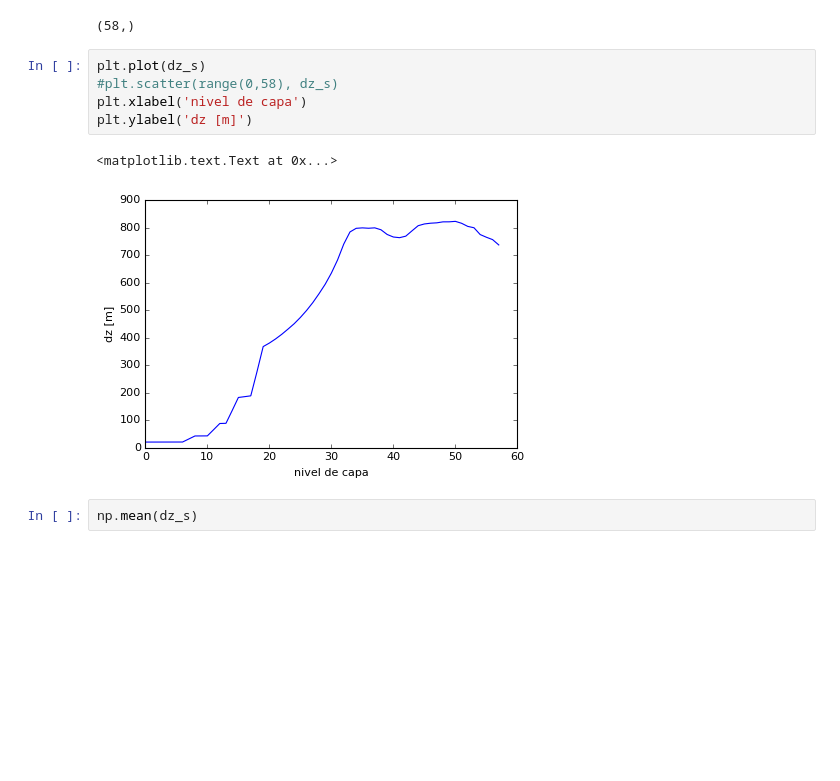
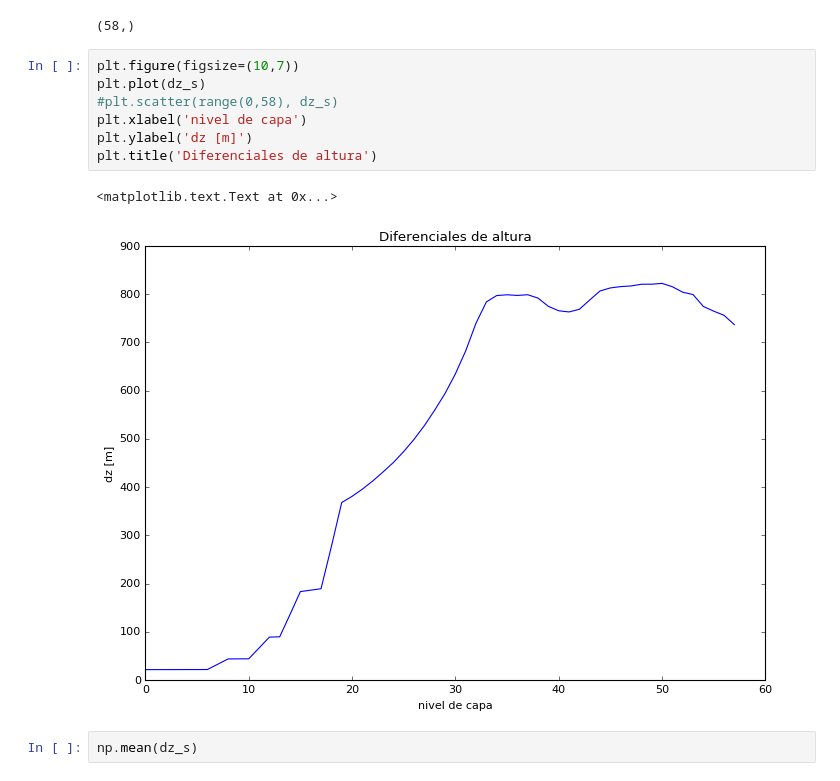
Before and after one commit to cpierard/capa_limite_WRF, a Jupyter notebook: Grafica_1_1.ipynb, the cells around one changed output. Drawn from its saved outputs; the diff is of its cells as text; blank space fills up the shorter version.

```diff
--- a/Grafica_1_1.ipynb
+++ b/Grafica_1_1.ipynb
@@ -219,13 +226,15 @@ dz_s.shape
 # %% [output]
 (58,)
 # %%
+plt.figure(figsize=(10,7))
 plt.plot(dz_s)
 #plt.scatter(range(0,58), dz_s)
 plt.xlabel('nivel de capa')
 plt.ylabel('dz [m]')
+plt.title('Diferenciales de altura')
 # %% [output]
 <matplotlib.text.Text at 0x...>
-[figure, old version]
+[figure, new version]
 # %%
 np.mean(dz_s)
 # %% [output]
```
Also changed, not shown: parts of 2 cells of this notebook.
